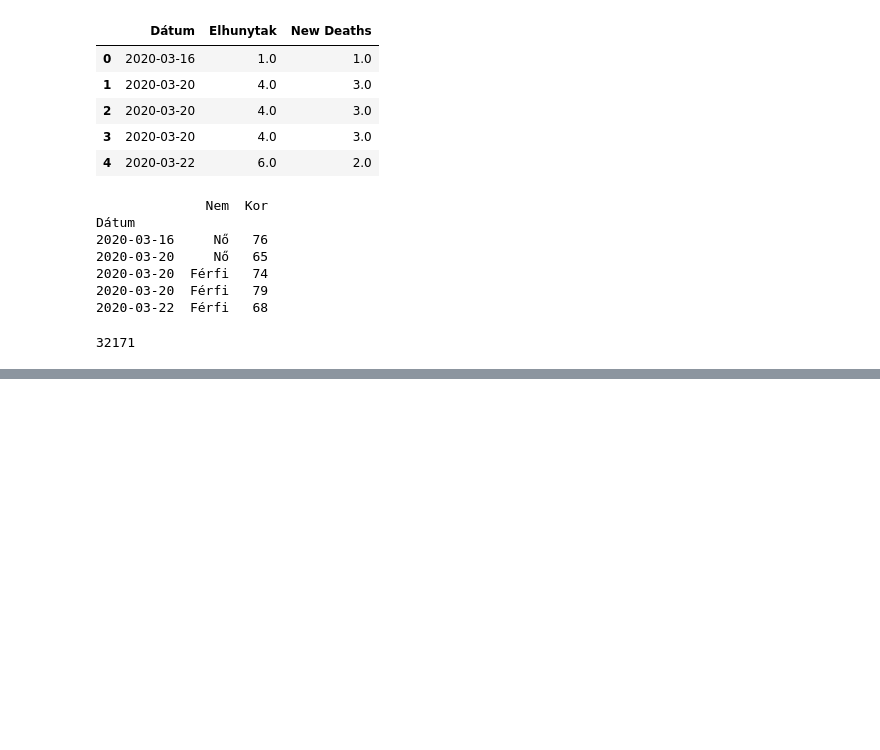
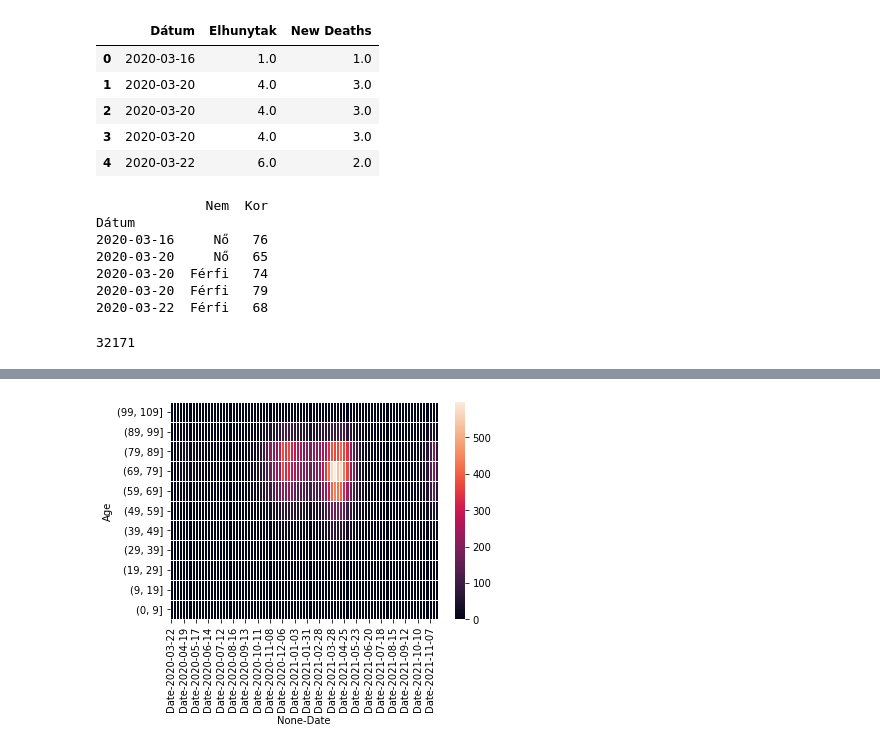
Before and after one commit to Epidemic-Models/data-science-project-covid, a Jupyter notebook: src/data_processing/data_visualization.ipynb, the cells around one changed output, grey strips where cells are left out. Drawn from its saved outputs; the diff is of its cells as text; code cells hidden in the pictures; blank space fills up the shorter version.

Commit message:
Merge remote-tracking branch 'origin/main'

```diff
--- a/src/data_processing/data_visualization.ipynb
+++ b/src/data_processing/data_visualization.ipynb
@@ -166,0 +109,4 @@ data_with_dates
+# %%
+data_with_dates=pd.concat((data_with_dates,bins), axis = 1)
+data_with_dates.drop(columns=["Elhunytak","New Deaths"], inplace = True)
+data_with_dates.head(20)
@@ -166,0 +131,9 @@ data_with_dates
+# %%
+rep = pd.DataFrame(data_with_dates.groupby(pd.Grouper(freq='W', key='Dátum'))['Nem'].count())
+rep.reset_index(inplace=True)
+rep1 = rep["Nem"]
+mydata = pd.DataFrame(np.repeat(rep.values, rep1,axis=0), columns= rep.columns)
+mydata["Date"] = mydata["Dátum"]
+mydata["Count"] = mydata["Nem"]
+mydata.drop(columns=["Dátum", "Nem"], inplace = True)
+mydata.head()
@@ -166,0 +147,8 @@ data_with_dates
+# %%
+date_age=pd.merge(mydata, data_with_dates, how='inner', left_index=True, right_index=True)
+date_age.head()
+date_age.drop(columns=["Dátum"], inplace = True)
+date_age["Date"] = date_age["Date"].dt.date
+date_age.drop(columns=["Count", "Nem", "Kor" ], inplace = True)
+
+date_age.head(10)
@@ -166,0 +167,10 @@ data_with_dates
+# %%
+aggregated_data = date_age.groupby( list(date_age))[['Date']].count()
+#aggregated_data.head(50)
+aggregated_data = aggregated_data.unstack(level = 0)
+aggregated_data.to_csv("aggregated_data.csv")
+aggregated_data = aggregated_data.reindex(index=aggregated_data.index[::-1])
+#data_with_dates(['Date', 'Age']).count()
+#means = data_with_dates.join(data_with_dates).groupby( list(data_with_dates) )
+#means = means.unstack(level = 0)
+aggregated_data.head()
@@ -166,0 +187,4 @@ data_with_dates
+# %%
+ax = sns.heatmap(aggregated_data, linewidths=.5)
+# %% [output]
+[figure, added]
```
Also changed, not shown: parts of 16 cells of this notebook.
